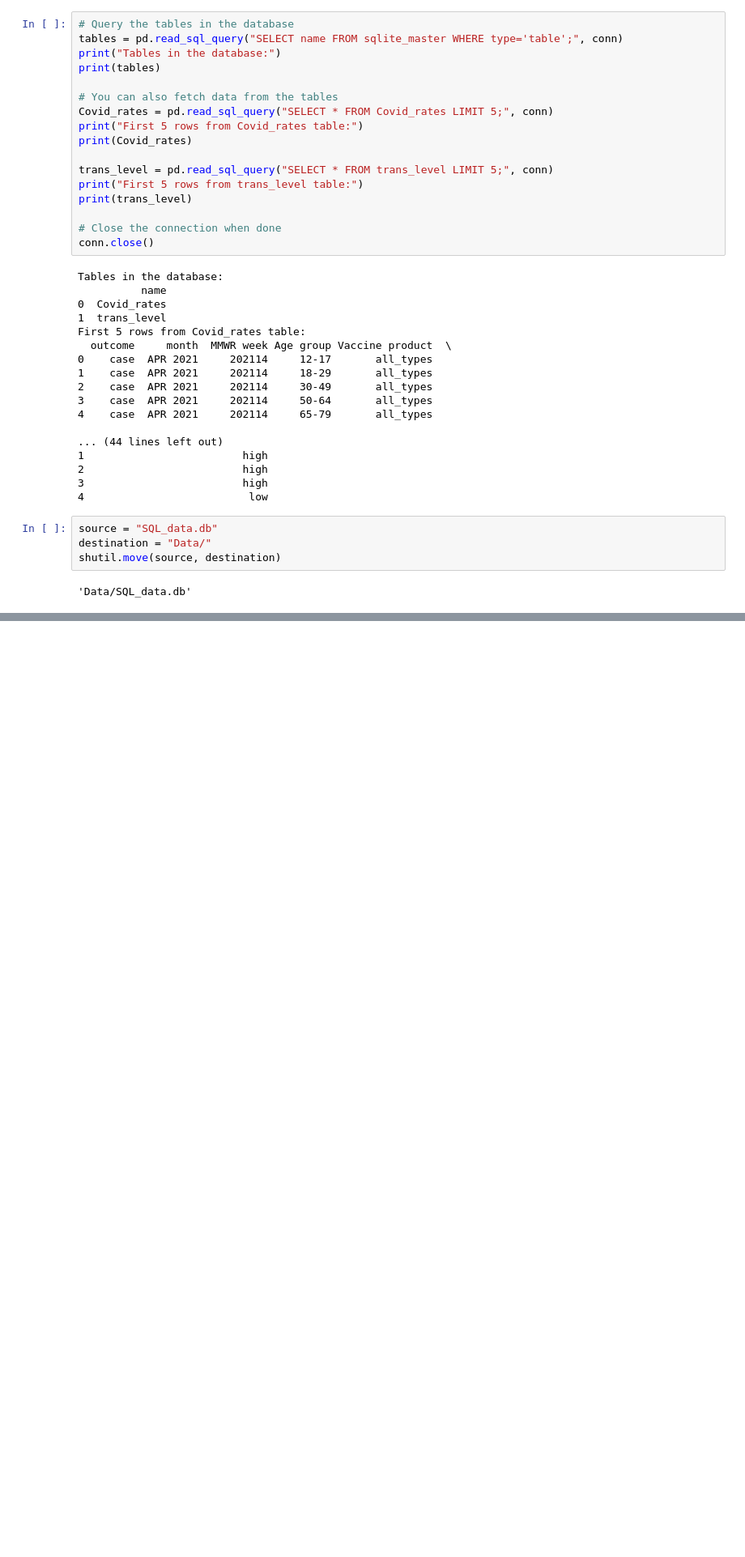
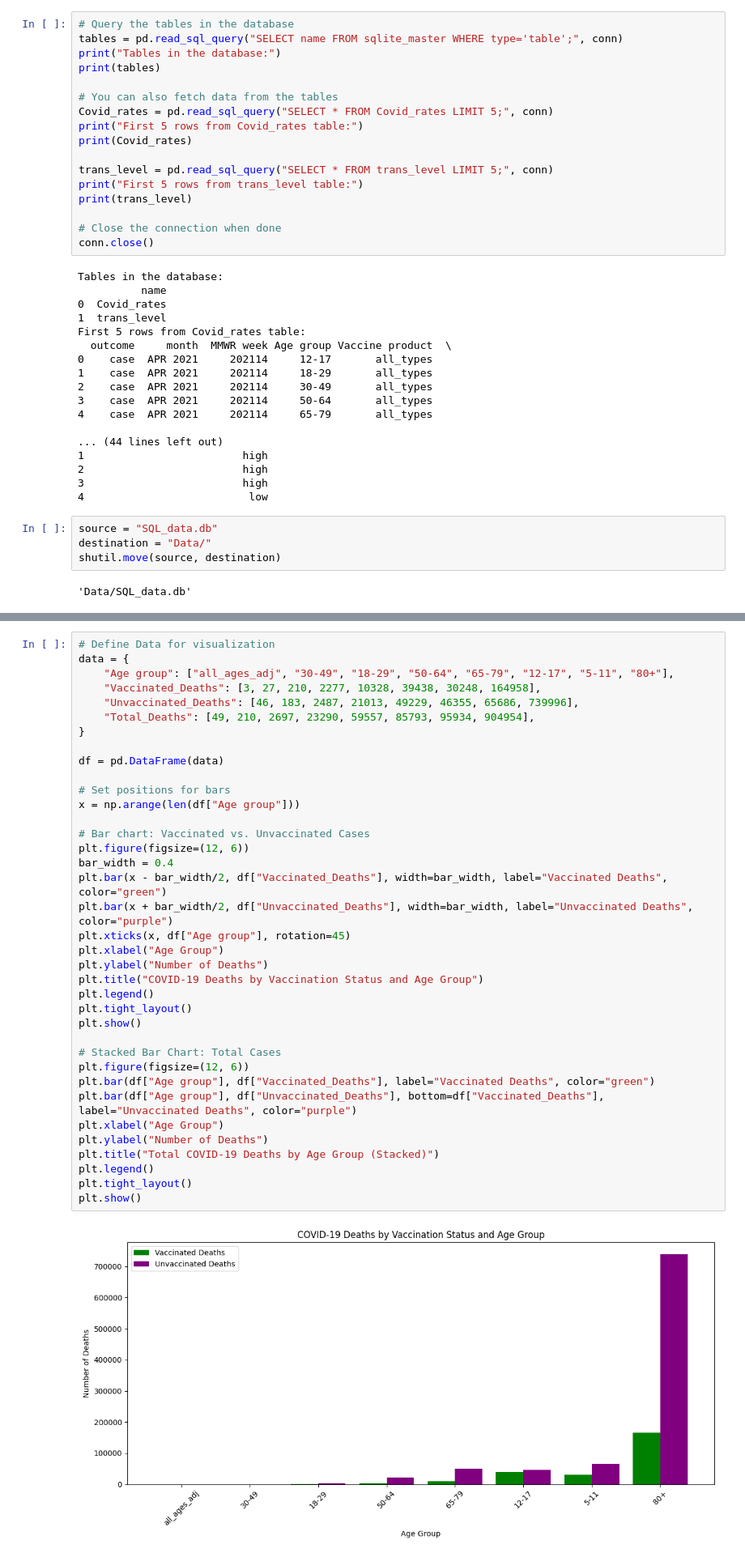
Before and after one commit to belakap/Covid-19-analysis, a Jupyter notebook: 04_Exploratory_Analysis.ipynb, the cells around one changed output, grey strips where cells are left out. Shown at 81% size. Saved outputs shown, nothing was run; the diff lists cells and outputs as text; blank space fills up the shorter version.

```diff
--- a/04_Exploratory_Analysis.ipynb
+++ b/04_Exploratory_Analysis.ipynb
@@ -85,0 +206,39 @@ shutil.move(source, destination)
+# %%
+# Define Data for visualization
+data = {
+    "Age group": ["all_ages_adj", "30-49", "18-29", "50-64", "65-79", "12-17", "5-11", "80+"],
+    "Vaccinated_Deaths": [3, 27, 210, 2277, 10328, 39438, 30248, 164958],
+    "Unvaccinated_Deaths": [46, 183, 2487, 21013, 49229, 46355, 65686, 739996],
+    "Total_Deaths": [49, 210, 2697, 23290, 59557, 85793, 95934, 904954],
+}
+
+df = pd.DataFrame(data)
+
+# Set positions for bars
+x = np.arange(len(df["Age group"]))
+
+# Bar chart: Vaccinated vs. Unvaccinated Cases
+plt.figure(figsize=(12, 6))
+bar_width = 0.4
+plt.bar(x - bar_width/2, df["Vaccinated_Deaths"], width=bar_width, label="Vaccinated Deaths", color="green")
+plt.bar(x + bar_width/2, df["Unvaccinated_Deaths"], width=bar_width, label="Unvaccinated Deaths", color="purple")
+plt.xticks(x, df["Age group"], rotation=45)
+plt.xlabel("Age Group")
+plt.ylabel("Number of Deaths")
+plt.title("COVID-19 Deaths by Vaccination Status and Age Group")
+plt.legend()
+plt.tight_layout()
+plt.show()
+
+# Stacked Bar Chart: Total Cases
+plt.figure(figsize=(12, 6))
+plt.bar(df["Age group"], df["Vaccinated_Deaths"], label="Vaccinated Deaths", color="green")
+plt.bar(df["Age group"], df["Unvaccinated_Deaths"], bottom=df["Vaccinated_Deaths"], label="Unvaccinated Deaths", color="purple")
+plt.xlabel("Age Group")
+plt.ylabel("Number of Deaths")
+plt.title("Total COVID-19 Deaths by Age Group (Stacked)")
+plt.legend()
+plt.tight_layout()
+plt.show()
+# %% [output]
+[figure, added]
```
Also changed, not shown: parts of 10 cells of this notebook.
